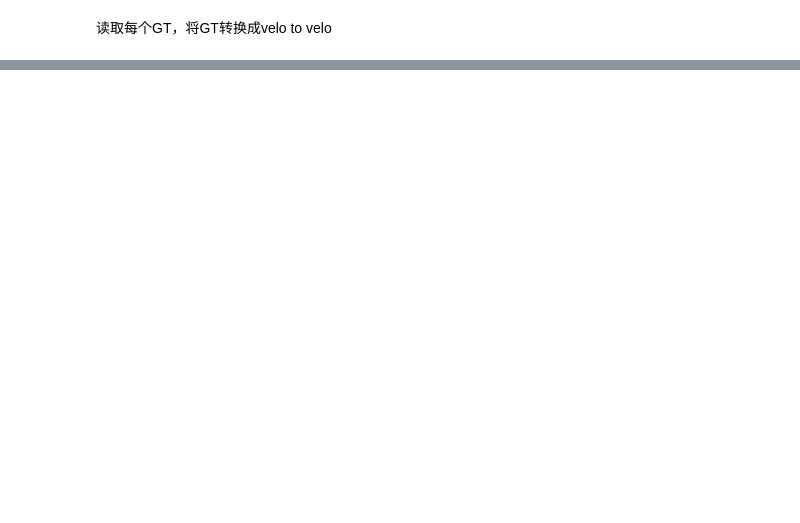
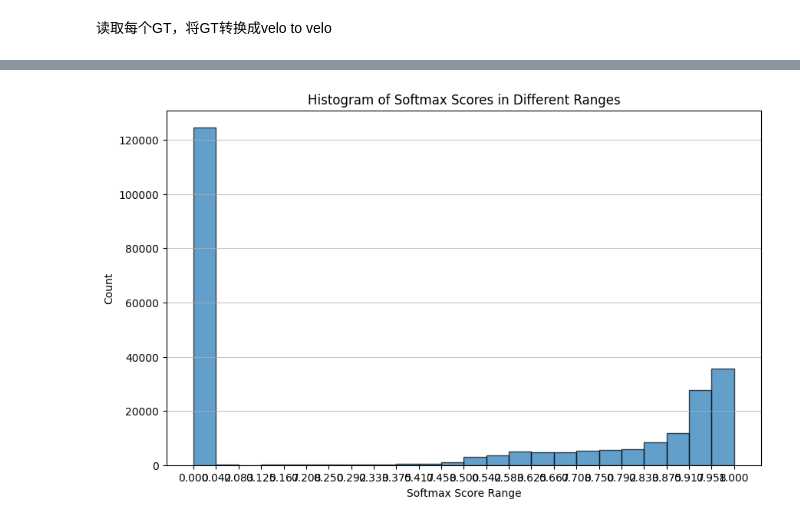
Before and after one commit to jimazeyu/hybrid_feature_LO, a Jupyter notebook: unit_operations/7.ICP_label_maker.ipynb, the cells around one changed output, grey strips where cells are left out. Saved outputs shown, nothing was run; the diff lists cells and outputs as text; code cells hidden in the pictures; blank space fills up the shorter version.

```diff
--- a/unit_operations/7.ICP_label_maker.ipynb
+++ b/unit_operations/7.ICP_label_maker.ipynb
@@ -114,0 +211,90 @@ for line in lines:
+# %%
+import numpy as np
+from sklearn.neighbors import NearestNeighbors
+def nearest_neighbor(src, dst):
+
+    # assert src.shape == dst.shape
+    neigh = NearestNeighbors(n_neighbors=1)
+    neigh.fit(dst)
+    distances, indices = neigh.kneighbors(src, return_distance=True)
+    return distances.ravel(), indices.ravel()
+# %%
+# 测试
+import numpy as np
+import matplotlib.pyplot as plt
+import open3d as o3d
+source_path = '../datasets/sequences/00/pre_labels/000001.label'
+target_path = '../datasets/sequences/00/velodyne/000000.bin'
+src = np.fromfile(source_path, dtype=np.float32)
+print(src.shape)
+src = src.reshape((-1, 4))
+src = src[:, :3]
+print(src.shape)
+dst = np.fromfile(target_path, dtype=np.float32)
+print(dst.shape)
+dst = dst.reshape((-1, 4))
+dst = dst[:, :3]
+print(dst.shape)
+
+# point_cloud1 = o3d.geometry.PointCloud()
+# point_cloud2 = o3d.geometry.PointCloud()
+# point_cloud1.points = o3d.utility.Vector3dVector(src)
+# point_cloud2.points = o3d.utility.Vector3dVector(dst)
+
+# point_cloud1.paint_uniform_color([1, 0.706, 0])
+# point_cloud2.paint_uniform_color([0, 0.651, 0.929])
+# o3d.visualization.draw_geometries([point_cloud1, point_cloud2],
+#                                       zoom=0.4459,
+#                                       front=[0.9288, -0.2951, -0.2242],
+#                                       lookat=[1.6784, 2.0612, 1.4451],
+#                                       up=[-0.3402, -0.9189, -0.1996])
+
+distances = nearest_neighbor(src, dst)
+distances = np.array(distances).flatten()
+softmax_scores = np.exp(-distances)
+print("softmax_scores_shape=",softmax_scores.shape)
+print("softmax_scores_dtype=", softmax_scores.dtype)
+
+# np.set_printoptions(precision=10, suppress=True)
+# # 输出 softmax_scores 最小的100个值，按从小到大排列
+# min_100_scores = np.sort(softmax_scores)[:100]
+# # 输出 softmax_scores 最大的100个值，按从大到小排列
+# max_100_scores = np.sort(softmax_scores)[-100:][::-1]
+# print(min_100_scores)
+# print(max_100_scores)
+
+# min_100_dis = np.sort(distances)[:100]
+# max_100_dis = np.sort(distances)[-100:][::-1]
+# print(min_100_dis)
+# print(max_100_dis)
+
+# 使用新的 bins 定义，因为 softmax_scores 的值在 0 到 1 之间
+bins_softmax = np.linspace(0, 1, 25)
+
+# 统计 softmax 分数的区间数量
+hist_softmax, bin_edges_softmax = np.histogram(softmax_scores, bins=bins_softmax)
+
+# 绘制 softmax 分数的直方图
+plt.figure(figsize=(10, 6))
+plt.hist(softmax_scores, bins=bins_softmax, edgecolor='black', alpha=0.7)
+plt.xlabel('Softmax Score Range')
+plt.ylabel('Count')
+plt.title('Histogram of Softmax Scores in Different Ranges')
+plt.xticks(bins_softmax)
+plt.grid(axis='y', alpha=0.75)
+plt.show()
+
+colors = np.c_[softmax_scores, np.zeros_like(softmax_scores), 1-softmax_scores]  # 将归一化的sequence距离转换为蓝绿色渐变颜色
+
+# 创建点云对象
+point_cloud_src = o3d.geometry.PointCloud()
+point_cloud_src.points = o3d.utility.Vector3dVector(src)
+point_cloud_src.colors = o3d.utility.Vector3dVector(colors)  # 设置点云颜色
+
+# 可视化
+o3d.visualization.draw_geometries([point_cloud_src],
+                                  zoom=0.4459,
+                                  front=[0.9288, -0.2951, -0.2242],
+                                  lookat=[1.6784, 2.0612, 1.4451],
+                                  up=[-0.3402, -0.9189, -0.1996])
+# %% [output]
@@ -114,0 +307 @@ for line in lines:
+[figure, added]
```
Also changed, not shown: parts of 9 cells of this notebook, 13 other files.
